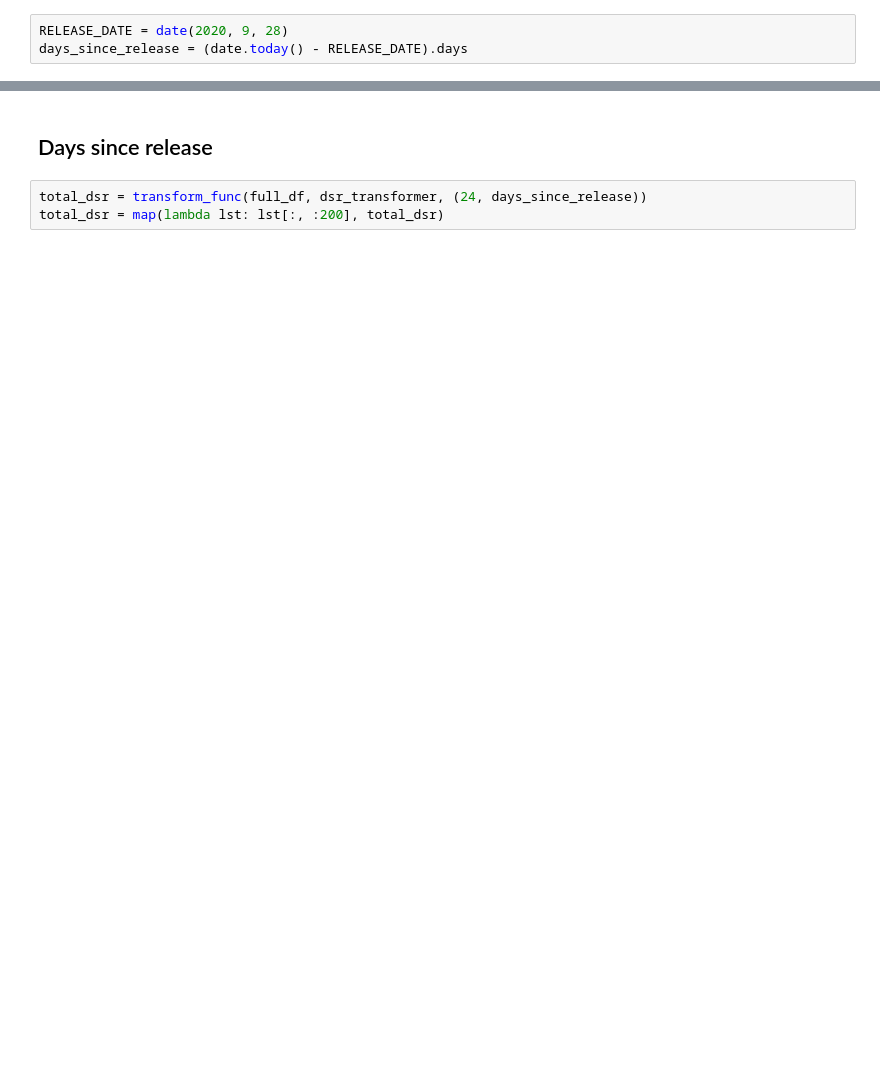
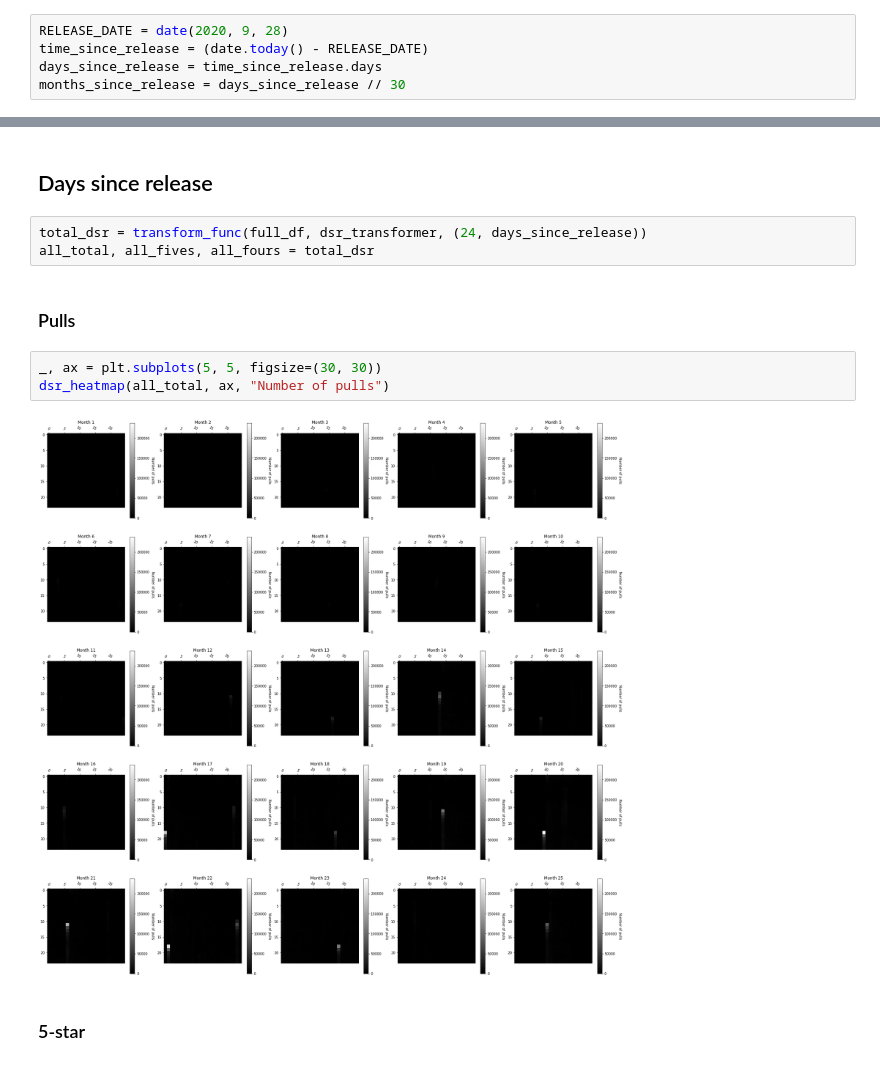
Before and after one commit to justnawat/optimized-genshin-pulling, a Jupyter notebook: Optimized Genshin Pulls.ipynb, the cells around one changed output, grey strips where cells are left out. Cells and saved outputs as stored; diff of their text form; blank space fills up the shorter version.

```diff
--- a/Optimized Genshin Pulls.ipynb
+++ b/Optimized Genshin Pulls.ipynb
@@ -66,7 +66,9 @@ These are just some constants and functions used for analyzing the data.
 ## Constants
 # %%
 RELEASE_DATE = date(2020, 9, 28)
-days_since_release = (date.today() - RELEASE_DATE).days
+time_since_release = (date.today() - RELEASE_DATE)
+days_since_release = time_since_release.days
+months_since_release = days_since_release // 30
 # %% [markdown]
 ## Functions used to transform the data
 # %%
@@ -301,4 +250,13 @@ doy_heatmap(all_fours, ax, "Prob(4-star)")
 ## Days since release
 # %%
 total_dsr = transform_func(full_df, dsr_transformer, (24, days_since_release))
-total_dsr = map(lambda lst: lst[:, :200], total_dsr)
+all_total, all_fives, all_fours = total_dsr
+# %% [markdown]
+### Pulls
+# %%
+_, ax = plt.subplots(5, 5, figsize=(30, 30))
+dsr_heatmap(all_total, ax, "Number of pulls")
+# %% [output]
+[figure, added]
+# %% [markdown]
+### 5-star
```
Also changed, not shown: parts of 21 cells of this notebook, 1 other file.
